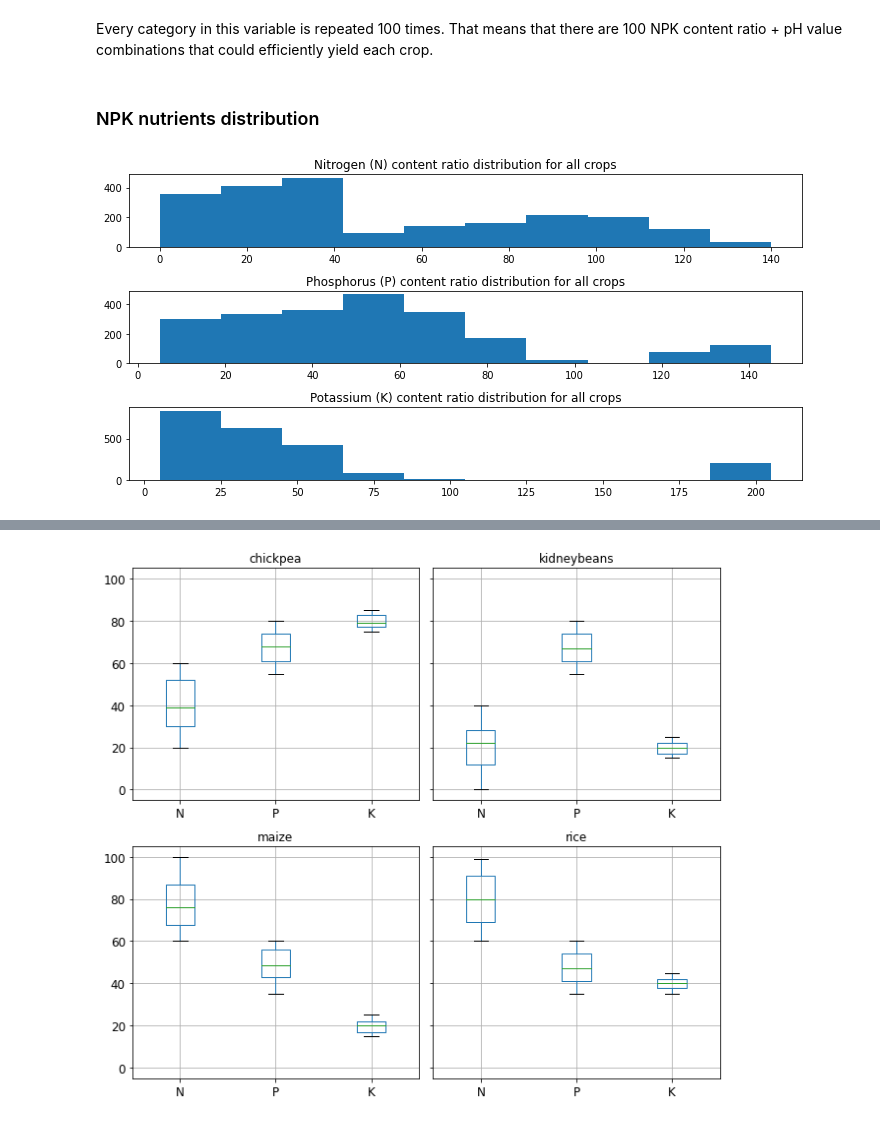
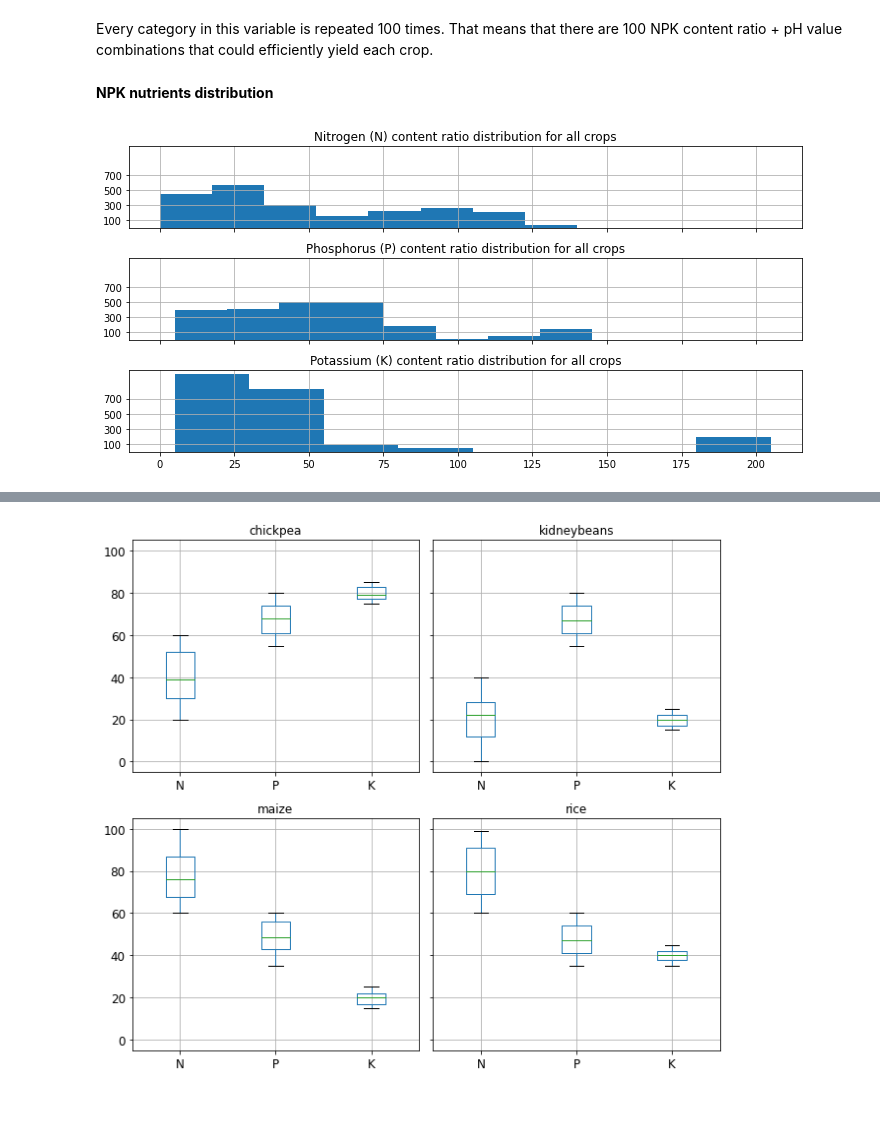
Before and after one commit to daniel-epm/agricultural_modeling, a Jupyter notebook: agriculture.ipynb, the cells around one changed output, grey strips where cells are left out. Drawn from its saved outputs; the diff is of its cells as text; code cells hidden in the pictures.

```diff
--- a/agriculture.ipynb
+++ b/agriculture.ipynb
@@ -105,15 +105,21 @@ Name: count, dtype: int64
 # %% [markdown]
 Every category in this variable is repeated 100 times. That means that there are 100 NPK content ratio + pH value combinations that could efficiently yield each crop.
 # %% [markdown]
-### NPK nutrients distribution
+**NPK nutrients distribution**
 # %%
-fig, axes = plt.subplots(3,1, figsize = (10,5))
-axes[0].hist(crops["N"])
+fig, axes = plt.subplots(3,1, figsize = (10,5), sharex = True, sharey = True)
+axes[0].hist(crops["N"], bins = 8)
 axes[0].set_title("Nitrogen (N) content ratio distribution for all crops")
-axes[1].hist(crops["P"])
+axes[0].grid()
+axes[1].hist(crops["P"], bins = 8)
 axes[1].set_title("Phosphorus (P) content ratio distribution for all crops")
-axes[2].hist(crops["K"])
+axes[1].grid()
+axes[2].hist(crops["K"], bins = 8)
 axes[2].set_title("Potassium (K) content ratio distribution for all crops")
+axes[2].grid()
+plt.locator_params(axis='x', nbins=10)
+plt.yticks(range(100,900,200))
 plt.tight_layout()
+plt.show()
 # %% [output]
-[figure, old version]
+[figure, new version]
```
Also changed, not shown: parts of 7 cells of this notebook.
